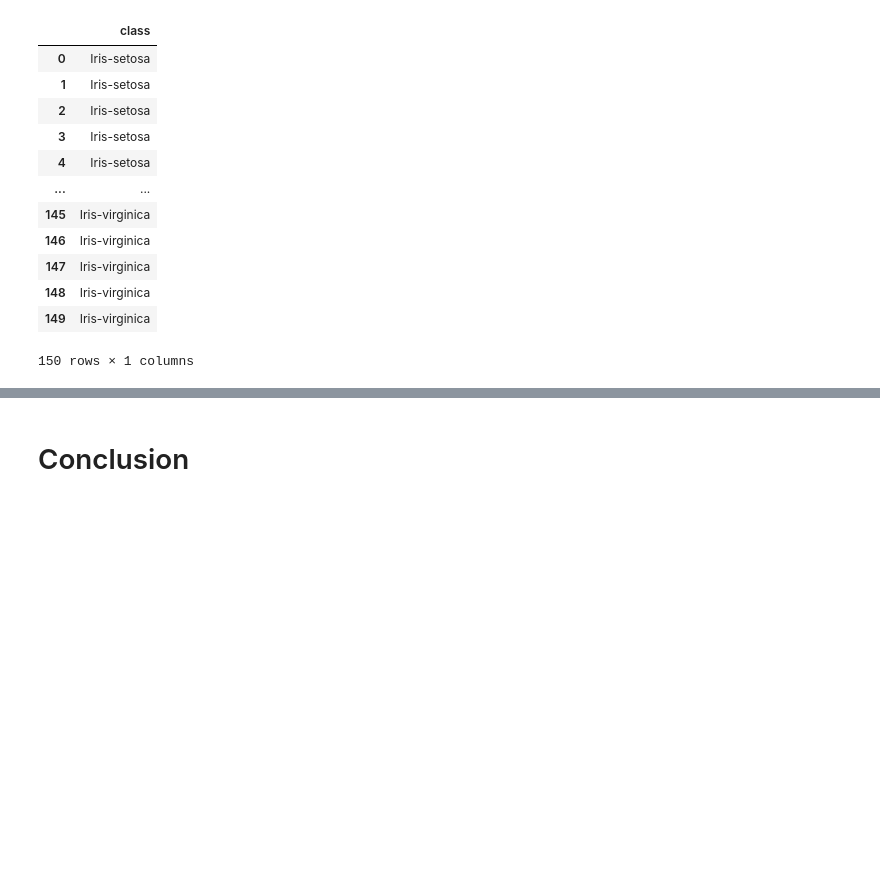
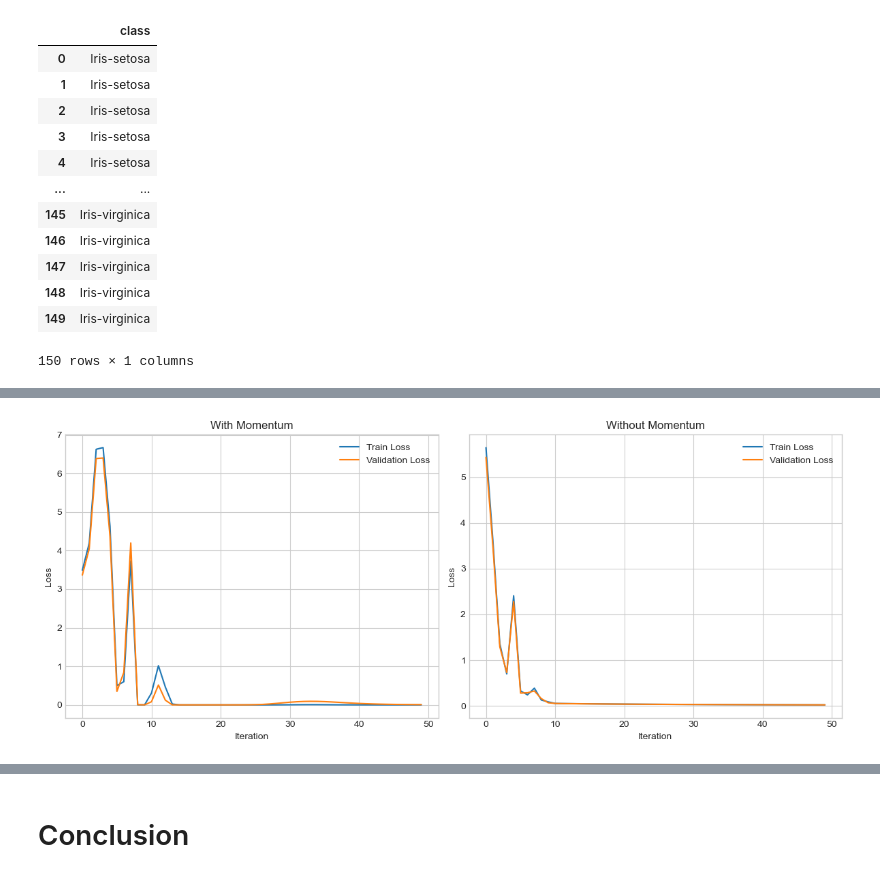
Before and after one commit to jacksonbhanson7/jacksonbhanson7.github.io, a Jupyter notebook: posts/Implementing Logistic Regression/index.ipynb, the cells around one changed output, grey strips where cells are left out. Drawn from its saved outputs; the diff is of its cells as text; code cells hidden in the pictures; blank space fills up the shorter version.

```diff
--- a/posts/Implementing Logistic Regression/index.ipynb
+++ b/posts/Implementing Logistic Regression/index.ipynb
@@ -483,0 +192,4 @@ Runtime: The runtime complexity of a single iteration of the standard perceptron
+# %%
+# Convert to binary classification: 1 if Setosa, 0 otherwise
+y_bin = (y['class'] == 'Iris-setosa').astype(int)
+y_bin
@@ -483,0 +225,63 @@ Runtime: The runtime complexity of a single iteration of the standard perceptron
+# %%
+import matplotlib.pyplot as plt
+
+def train_model(X, y, X_val, y_val, alpha, beta, max_iter=50):
+    loss = 1
+    model = LogisticRegression()
+    _ = model.predict(X)  # will call .score() and initialize weights
+    optimizer = GradientDescentOptimizer(model)
+
+    train_losses, val_losses = [], []
+    for i in range(max_iter):
+        train_losses.append(model.loss(X, y).item())
+        val_losses.append(model.loss(X_val, y_val).item())
+        optimizer.step(X, y, alpha=alpha, beta=beta)
+
+    return train_losses, val_losses, model
+# %%
+
+# Train with momentum
+train_loss_m, val_loss_m, model_m = train_model(X_train, y_train, X_val, y_val, alpha=0.5, beta=0.9)
+
+# Train without momentum
+train_loss_nom, val_loss_nom, model_nom = train_model(X_train, y_train, X_val, y_val, alpha=0.5, beta=0.0)
+
+import matplotlib.pyplot as plt
+
+# Create side-by-side subplots
+fig, axes = plt.subplots(1, 2, figsize=(12, 5))
+
+# Momentum subplot
+axes[0].plot(train_loss_m, label="Train Loss")
+axes[0].plot(val_loss_m, label="Validation Loss")
+axes[0].set_title("With Momentum")
+axes[0].set_xlabel("Iteration")
+axes[0].set_ylabel("Loss")
+axes[0].legend()
+
+# No Momentum subplot
+axes[1].plot(train_loss_nom, label="Train Loss")
+axes[1].plot(val_loss_nom, label="Validation Loss")
+axes[1].set_title("Without Momentum")
+axes[1].set_xlabel("Iteration")
+axes[1].set_ylabel("Loss")
+axes[1].legend()
+
+plt.tight_layout()
+plt.show()
+
+
+# Evaluation on test data
+def evaluate(model, X, y):
+    preds = model.predict(X)
+    acc = (preds == y).float().mean().item()
+    loss = model.loss(X, y).item()
+    return acc, loss
+
+acc_m, loss_m = evaluate(model_m, X_test, y_test)
+acc_nom, loss_nom = evaluate(model_nom, X_test, y_test)
+
+print(f"With Momentum — Test Accuracy: {acc_m:.2f}, Test Loss: {loss_m:.4f}")
+print(f"Without Momentum — Test Accuracy: {acc_nom:.2f}, Test Loss: {loss_nom:.4f}")
+# %% [output]
+[figure, added]
```
Also changed, not shown: parts of 38 cells of this notebook, 20 other files.
